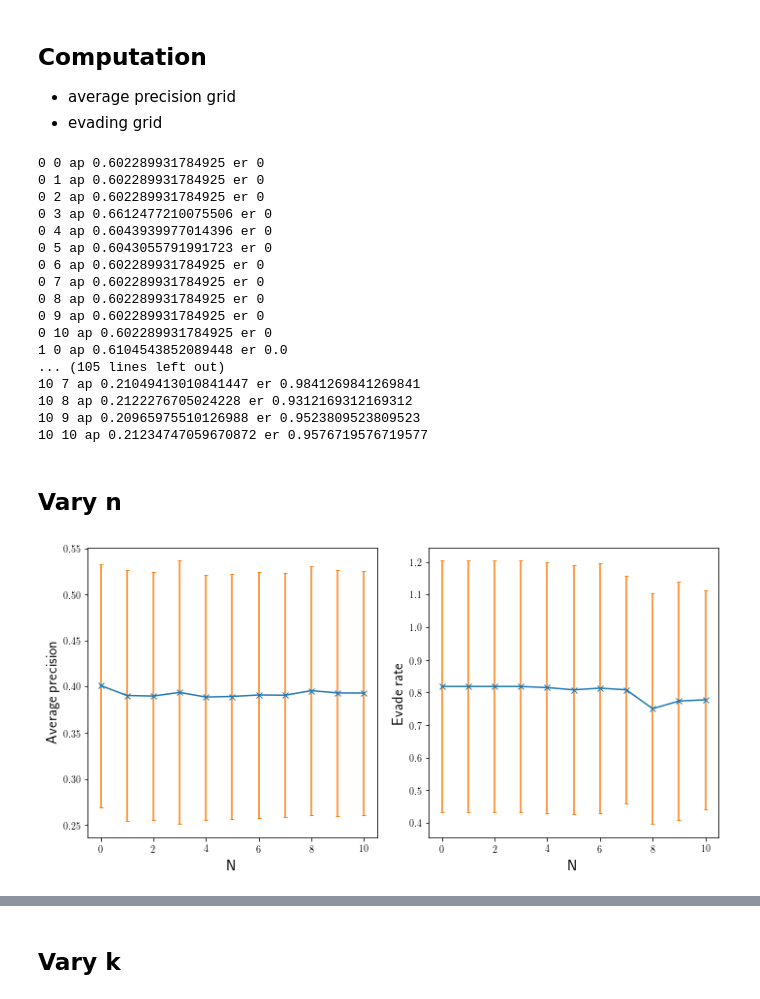
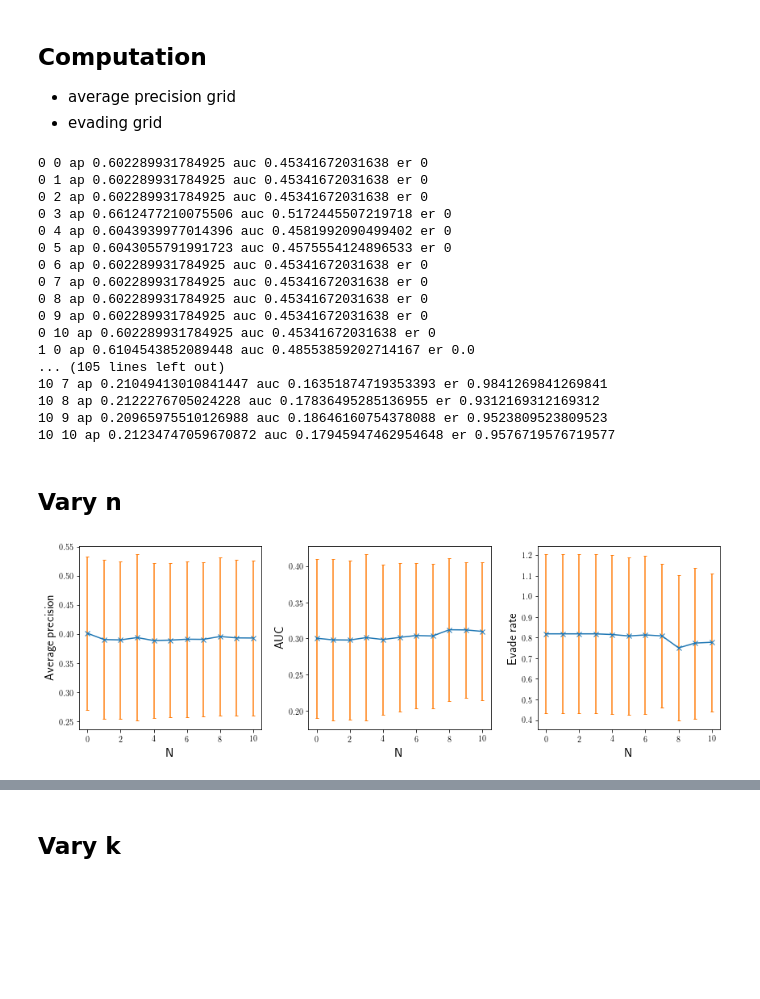
Before and after one commit to rzlll/DataMining, a Jupyter notebook: src/rev2eval.ipynb, the cells around one changed output, grey strips where cells are left out. Saved outputs shown, nothing was run; the diff lists cells and outputs as text; code cells hidden in the pictures; blank space fills up the shorter version.

Commit message:
include kn figure

```diff
--- a/src/rev2eval.ipynb
+++ b/src/rev2eval.ipynb
@@ -32,62 +32,74 @@ gt = dict([('u'+str(x[0]), x[1]) for x in zip(gt_df['id'], gt_df['label'])])
 # %%
 ap_mat = np.zeros((11, 11))
 er_mat = np.zeros((11, 11))
+auc_mat = np.zeros((11, 11))
 
 for k, n in itertools.product(range(11), range(11)):
     score_df = pd.read_csv('../rev2res/%s-%d-%d.csv' %(data_name, k, n), header=None)
     user_score = dict(zip(score_df[0], score_df[1]))
     u_list = [u for u in user_score if u in gt or u not in user_list]
-    ytrue = [True if u in gt and gt[u] == 1 else False for u in u_list]
+    ytrue = [1 if u in gt and gt[u] == 1 else 0 for u in u_list]
     yscore = [user_score[u] for u in u_list]
     ap = sklearn.metrics.average_precision_score(y_score=yscore, y_true=ytrue)
+    auc = sklearn.metrics.roc_auc_score(y_score=yscore, y_true=ytrue)
     evade_list = [u for u in user_score if u not in user_list]
     er = 0
     if len(evade_list) > 0:
         er = sum([1 for u in evade_list if user_score[u] > 0]) / len(evade_list)
         er_mat[k, n] = er
     ap_mat[k, n] = ap
-    print(k, n, 'ap', ap, 'er', er)
+    auc_mat[k, n] = auc
+    print(k, n, 'ap', ap, 'auc', auc, 'er', er)
 # %% [output]
-0 0 ap 0.602289931784925 er 0
-0 1 ap 0.602289931784925 er 0
-0 2 ap 0.602289931784925 er 0
-0 3 ap 0.6612477210075506 er 0
-0 4 ap 0.6043939977014396 er 0
-0 5 ap 0.6043055791991723 er 0
-0 6 ap 0.602289931784925 er 0
-0 7 ap 0.602289931784925 er 0
-0 8 ap 0.602289931784925 er 0
-0 9 ap 0.602289931784925 er 0
-0 10 ap 0.602289931784925 er 0
-1 0 ap 0.6104543852089448 er 0.0
+0 0 ap 0.602289931784925 auc 0.45341672031638 er 0
+0 1 ap 0.602289931784925 auc 0.45341672031638 er 0
+0 2 ap 0.602289931784925 auc 0.45341672031638 er 0
+0 3 ap 0.6612477210075506 auc 0.5172445507219718 er 0
+0 4 ap 0.6043939977014396 auc 0.4581992090499402 er 0
+0 5 ap 0.6043055791991723 auc 0.4575554124896533 er 0
+0 6 ap 0.602289931784925 auc 0.45341672031638 er 0
+0 7 ap 0.602289931784925 auc 0.45341672031638 er 0
+0 8 ap 0.602289931784925 auc 0.45341672031638 er 0
+0 9 ap 0.602289931784925 auc 0.45341672031638 er 0
+0 10 ap 0.602289931784925 auc 0.45341672031638 er 0
+1 0 ap 0.6104543852089448 auc 0.48553859202714167 er 0.0
 ... (105 lines left out)
-10 7 ap 0.21049413010841447 er 0.9841269841269841
-10 8 ap 0.2122276705024228 er 0.9312169312169312
-10 9 ap 0.20965975510126988 er 0.9523809523809523
-10 10 ap 0.21234747059670872 er 0.9576719576719577
+10 7 ap 0.21049413010841447 auc 0.16351874719353393 er 0.9841269841269841
+10 8 ap 0.2122276705024228 auc 0.17836495285136955 er 0.9312169312169312
+10 9 ap 0.20965975510126988 auc 0.18646160754378088 er 0.9523809523809523
+10 10 ap 0.21234747059670872 auc 0.17945947462954648 er 0.9576719576719577
 # %% [markdown]
 ## Vary n
 # %%
-nfig, axes = plt.subplots(1, 2, figsize=(10, 5))
+nfig, axes = plt.subplots(1, 3, figsize=(12, 4))
 
 ax = axes[0]
 x = np.arange(11)
 y = np.mean(ap_mat, axis=0)
 e = np.std(ap_mat, axis=0)
 ax.plot(x, y, marker='x')
 ax.errorbar(x, y, e, linestyle='None', capsize=2)
 ax.set_ylabel('Average precision', fontsize=15)
 ax.set_xlabel('N', fontsize=15)
 
 ax = axes[1]
 x = np.arange(11)
+y = np.mean(auc_mat, axis=0)
+e = np.std(auc_mat, axis=0)
+ax.plot(x, y, marker='x')
+ax.errorbar(x, y, e, linestyle='None', capsize=2)
+ax.set_ylabel('AUC', fontsize=15)
+ax.set_xlabel('N', fontsize=15)
+
+ax = axes[2]
+x = np.arange(11)
 y = np.mean(er_mat, axis=0)
 e = np.std(er_mat, axis=0)
 ax.plot(x, y, marker='x')
 ax.errorbar(x, y, e, linestyle='None', capsize=2)
 ax.set_ylabel('Evade rate', fontsize=15)
 ax.set_xlabel('N', fontsize=15)
 
 nfig.tight_layout()
 # %% [output]
-[figure, old version]
+[figure, new version]
```
Also changed, not shown: parts of 4 cells of this notebook.
